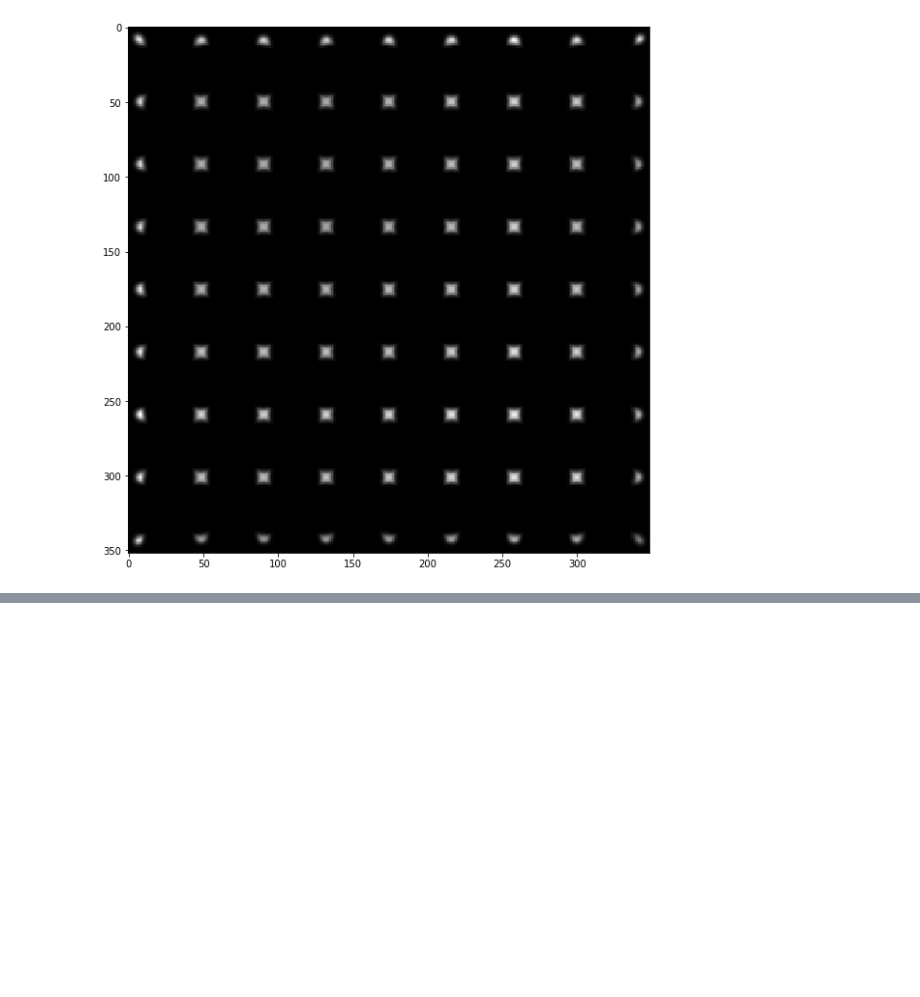
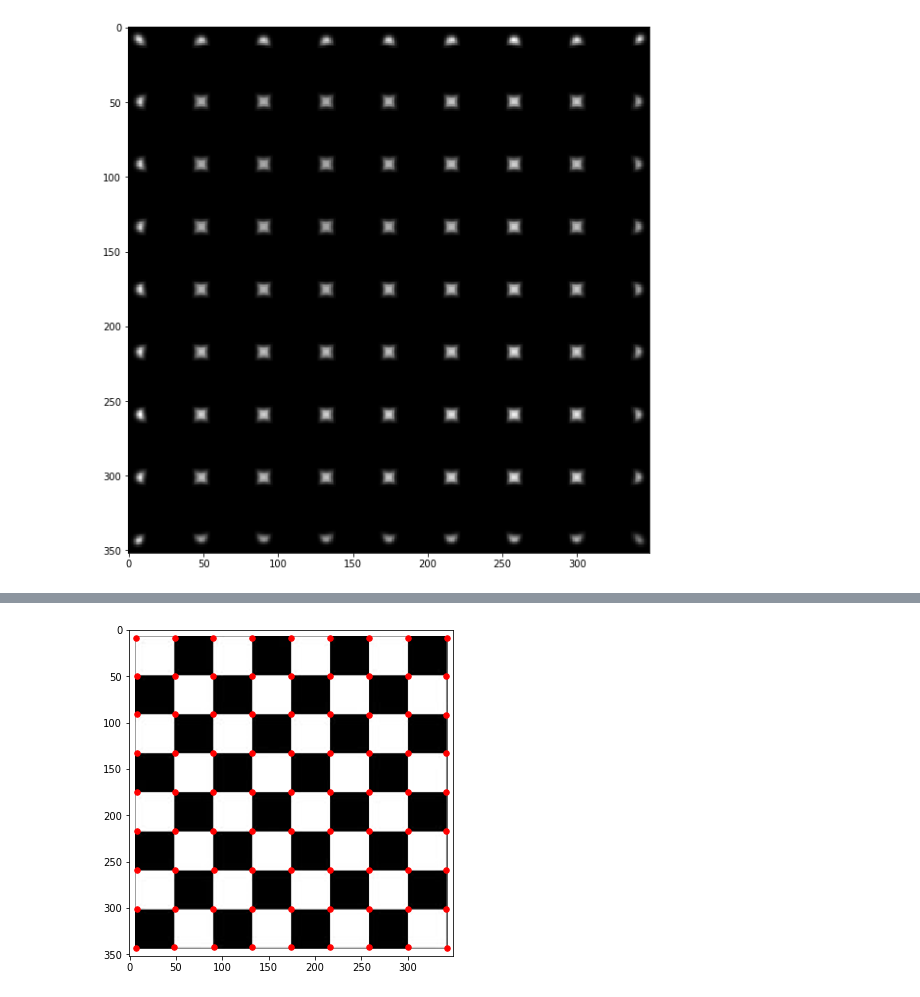
Before and after one commit to fbunt/190206_keypoint_detection, a Jupyter notebook: harris_corners.ipynb, the cells around one changed output, grey strips where cells are left out. Saved outputs shown, nothing was run; the diff lists cells and outputs as text; code cells hidden in the pictures; blank space fills up the shorter version.

```diff
--- a/harris_corners.ipynb
+++ b/harris_corners.ipynb
@@ -189,0 +223,6 @@ imshow(H)
+# %%
+imshow(I, figsize=(6, 6), show=False)
+plt.scatter(x, y, color='r', s=30)
+plt.show()
+# %% [output]
+[figure, added]
```
Also changed, not shown: parts of 2 cells of this notebook.
